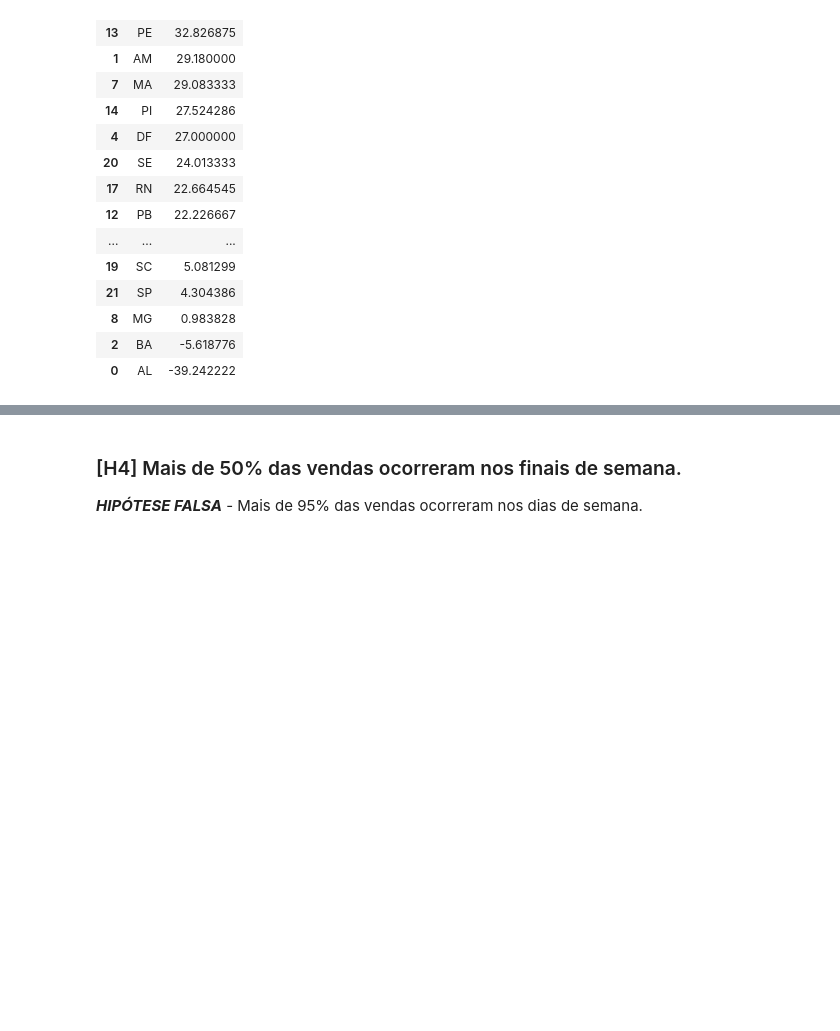
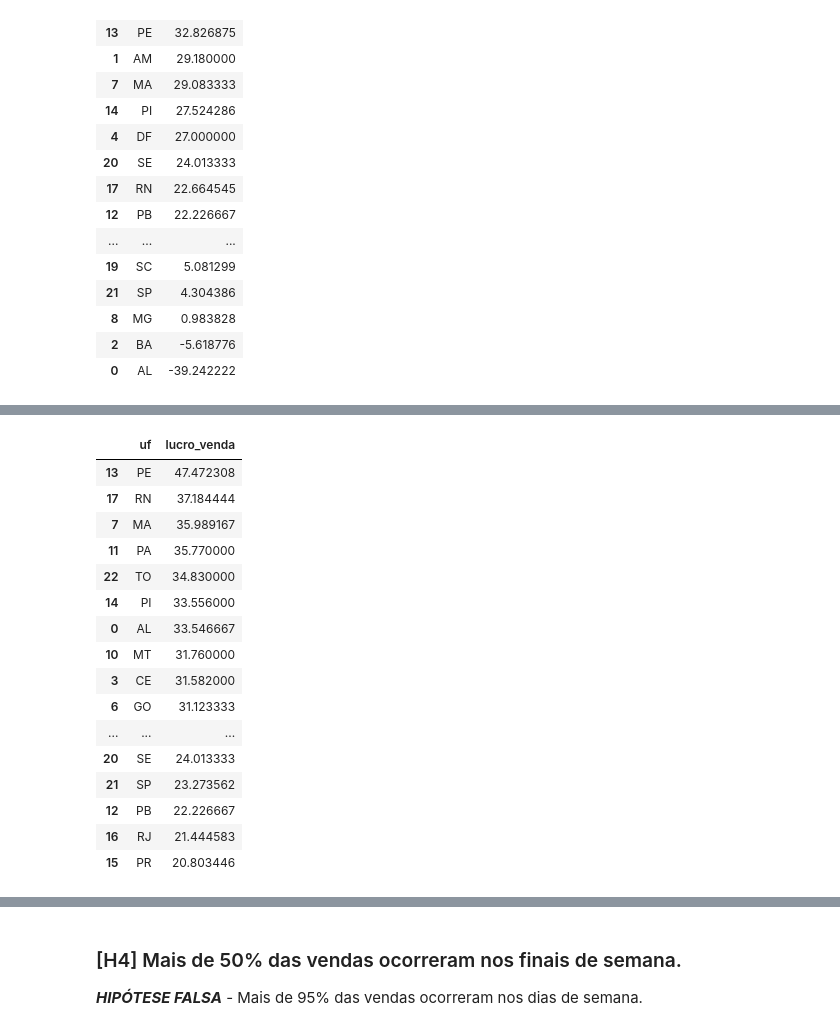
Before and after one commit to nortonvanz/Mahalo-Ecommerce-EDA, a Jupyter notebook: notebooks/1.0-nmv-data-exploration.ipynb, the cells around one changed output, grey strips where cells are left out. Cells and saved outputs as stored; diff of their text form; code cells hidden in the pictures; blank space fills up the shorter version.

```diff
--- a/notebooks/1.0-nmv-data-exploration.ipynb
+++ b/notebooks/1.0-nmv-data-exploration.ipynb
@@ -2284,0 +2305,21 @@ h3_bar.set_xlabel('UF');
+# %%
+df_h3_bs = df4_bef_sale[['uf', 'lucro_venda']].groupby('uf').mean().reset_index().sort_values('lucro_venda', ascending=False)
+df_h3_bs
+# %% [output]
+|  | uf | lucro_venda |
+| 13 | PE | 47.472308 |
+| 17 | RN | 37.184444 |
+| 7 | MA | 35.989167 |
+| 11 | PA | 35.770000 |
+| 22 | TO | 34.830000 |
+| 14 | PI | 33.556000 |
+| 0 | AL | 33.546667 |
+| 10 | MT | 31.760000 |
+| 3 | CE | 31.582000 |
+| 6 | GO | 31.123333 |
+| ... | ... | ... |
+| 20 | SE | 24.013333 |
+| 21 | SP | 23.273562 |
+| 12 | PB | 22.226667 |
+| 16 | RJ | 21.444583 |
+| 15 | PR | 20.803446 |
```
Also changed, not shown: parts of 37 cells of this notebook.
